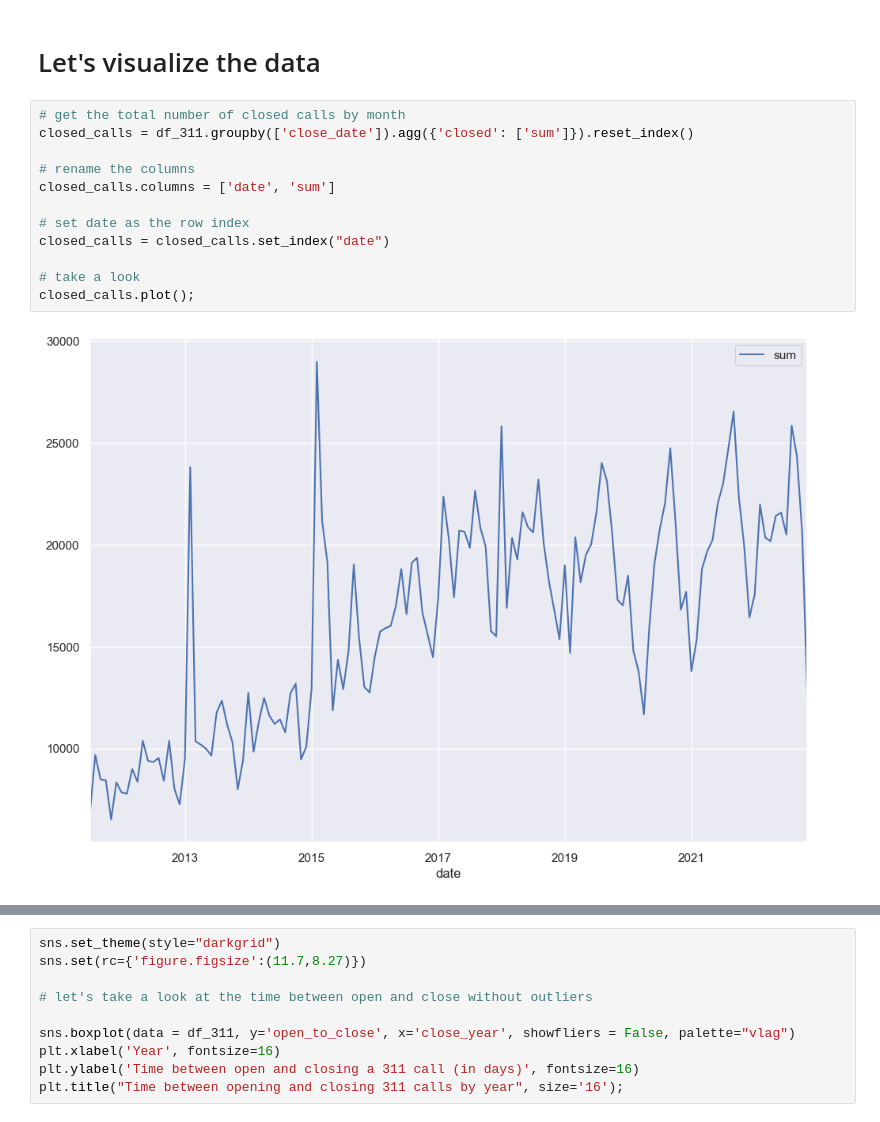
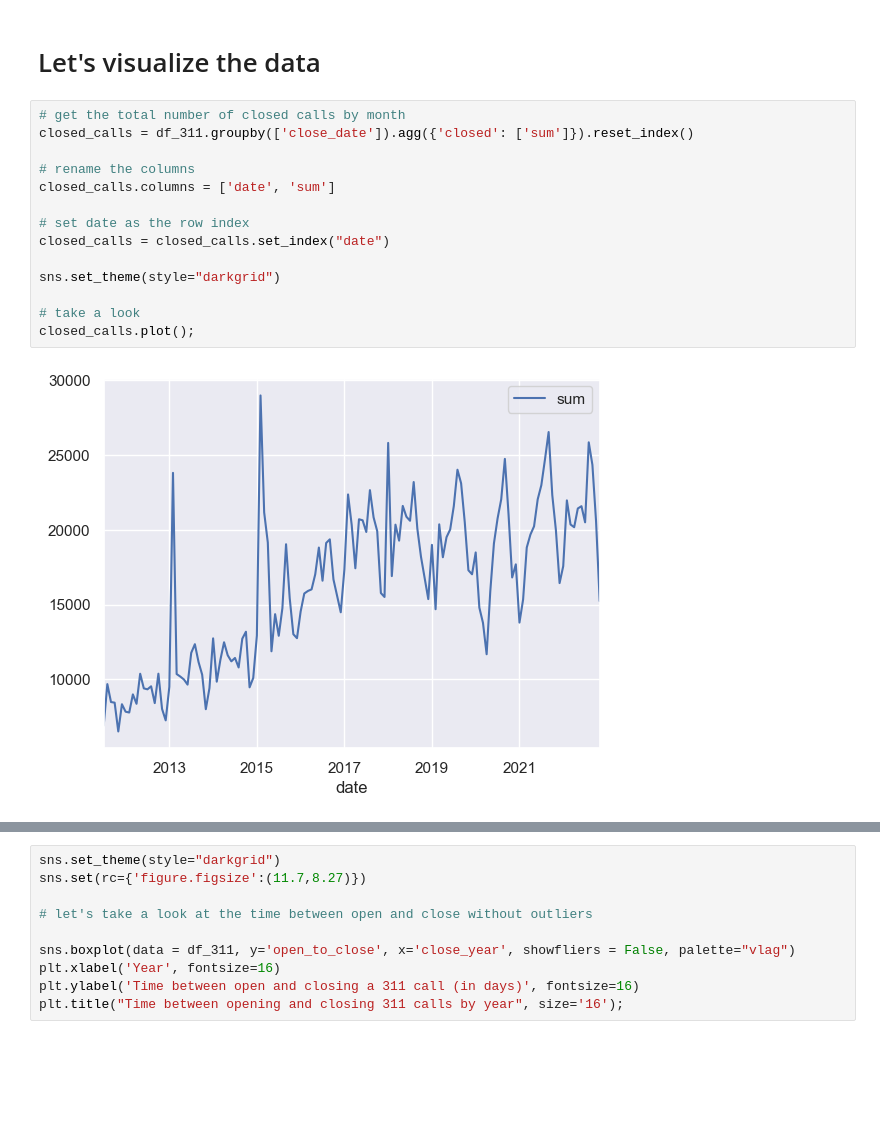
Before and after one commit to georgetown-analytics/boston-311, a Jupyter notebook: 02 code/EDA for 311 data.ipynb, the cells around one changed output, grey strips where cells are left out. Cells and saved outputs as stored; diff of their text form; blank space fills up the shorter version.

```diff
--- a/02 code/EDA for 311 data.ipynb
+++ b/02 code/EDA for 311 data.ipynb
@@ -113,17 +118,19 @@ df_311.describe().apply(lambda s: s.apply(lambda x: format(x, 'f')))
 # %%
 # get the total number of closed calls by month
 closed_calls = df_311.groupby(['close_date']).agg({'closed': ['sum']}).reset_index()
 
 # rename the columns
 closed_calls.columns = ['date', 'sum']
 
 # set date as the row index
 closed_calls = closed_calls.set_index("date")
 
+sns.set_theme(style="darkgrid")
+
 # take a look
 closed_calls.plot();
 # %% [output]
-[figure, old version]
+[figure, new version]
 # %%
 # it looks like there is some clear seasonality in our data
 
```
Also changed, not shown: parts of 10 cells of this notebook.
